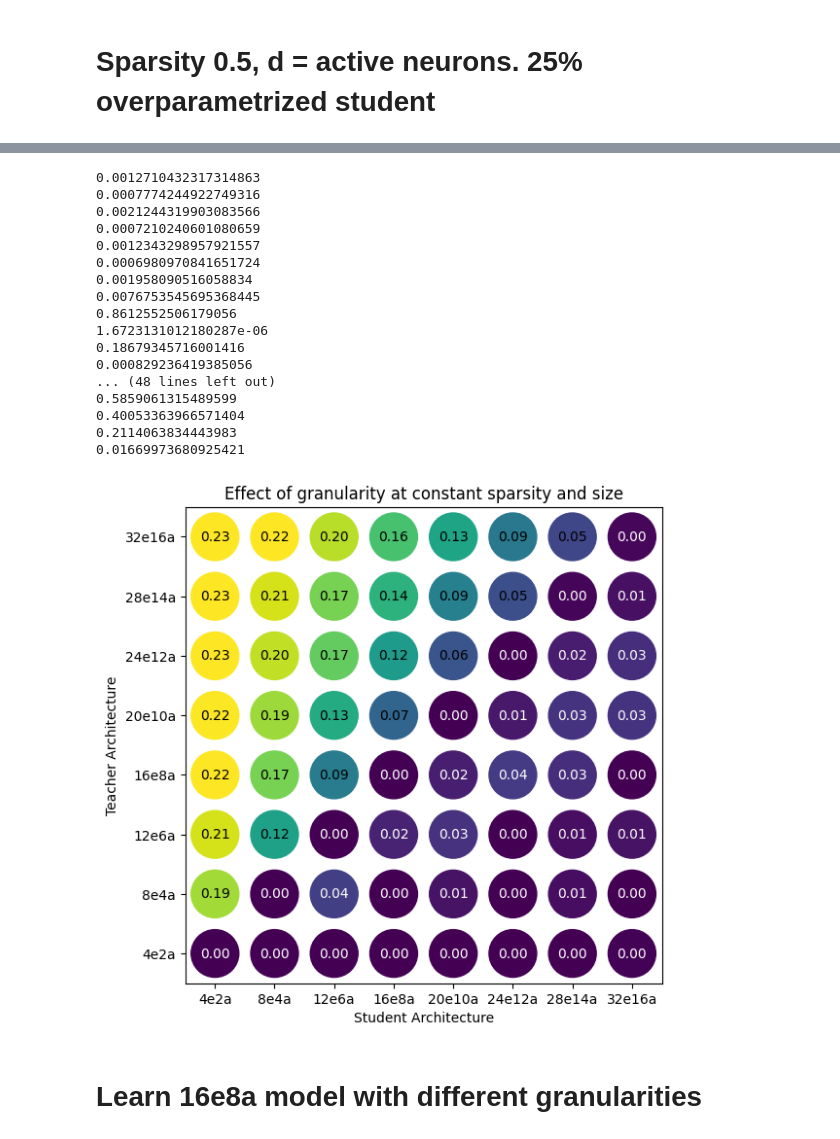
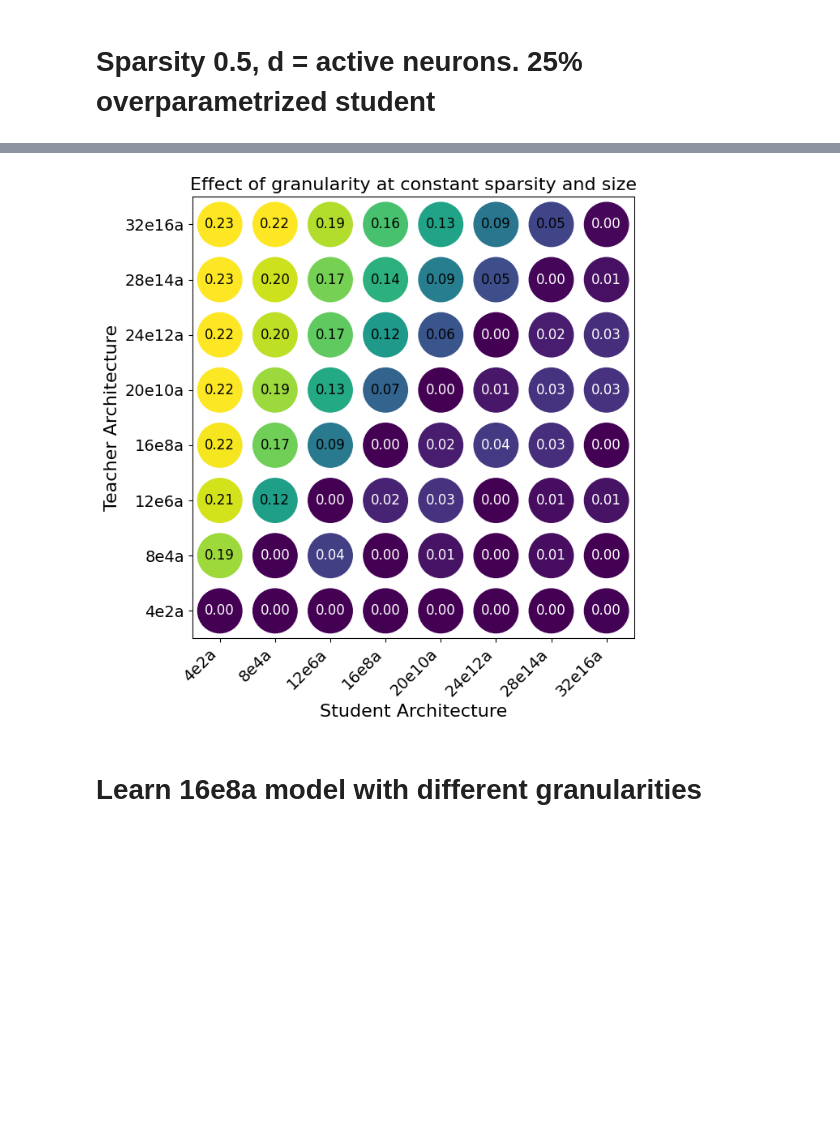
Before and after one commit to eboix/moe_granularity_separation, a Jupyter notebook: moe_test.ipynb, the cells around one changed output, grey strips where cells are left out. Saved outputs shown, nothing was run; the diff lists cells and outputs as text; code cells hidden in the pictures; blank space fills up the shorter version.

```diff
--- a/moe_test.ipynb
+++ b/moe_test.ipynb
@@ -26,13 +26,13 @@ class MLP(nn.Module):
 
 # Define MoE with Top-K (where each expert is an MLP)
 class MoE_TopK(nn.Module):
-    def __init__(self, input_dim, output_dim, num_experts, k, hidden_dim=32):
+    def __init__(self, input_dim, output_dim, num_experts, k, hidden_dim=32,bias=False):
         super().__init__()
         self.num_experts = num_experts
         self.k = k  # Number of selected experts
 
         # Gating network
-        self.gate = nn.Linear(input_dim, num_experts,bias=False)
+        self.gate = nn.Linear(input_dim, num_experts,bias=bias)
 
         self.expert_tally = nn.Parameter(torch.zeros(self.num_experts))
         self.expert_tally.requires_grad = False
@@ -129,7 +129,8 @@ def generate_datapoint(d,
                        k1,num_experts1,active_neurons1,
                        k2,num_experts2,active_neurons2,
                        num_epochs,lr,batch_size,
-                       trial):
+                       trial,
+                       bias=False):
     input_dim = d
     output_dim = d
     hidden_dim1 = active_neurons1 // k1
@@ -138,7 +139,11 @@ def generate_datapoint(d,
     active_neurons2 = hidden_dim2 * k2
     assert(hidden_dim1 * k1 == active_neurons1)
     assert(hidden_dim2 * k2 == active_neurons2)
-    filename = f'd{d}_{num_experts1}e{k1}a{active_neurons1}s_{num_experts2}e{k2}a{active_neurons2}s_lr{lr}_b{batch_size}_e{num_epochs}_trial{trial}.pkl'
+    if bias:
+        bias_str = '_bias'
+    else:
+        bias_str = ''
+    filename = f'd{d}_{num_experts1}e{k1}a{active_neurons1}s_{num_experts2}e{k2}a{active_neurons2}s{bias_str}_lr{lr}_b{batch_size}_e{num_epochs}_trial{trial}.pkl'
     experiment_filename = 'experiment_data/' + filename
     if not os.path.exists('experiment_data'):
         os.makedirs('experiment_data')
@@ -155,7 +160,7 @@ def generate_datapoint(d,
 
         # Train MoE_TopK with cosine decay learning rate
         print(f'Training student model with {k2} / {num_experts2} experts and {active_neurons2} active neurons')
-        student_model = MoE_TopK(input_dim, output_dim, num_experts2, k2, hidden_dim2).to(device)
+        student_model = MoE_TopK(input_dim, output_dim, num_experts2, k2, hidden_dim2,bias=bias).to(device)
         base_optimizer = optim.AdamW([
             {'params': student_model.gate.parameters(), 'lr' : lr},  # Gate parameters
             {'params': student_model.experts.parameters(), 'lr' : lr}  # Expert parameters
@@ -200,10 +205,6 @@ active_neurons1 = 256
 active_neurons2 = 320
 
 batch_size = 2048
-lr = 1e-3
-# lr = 3e-4
-# lr = 3e-3
-lr = 1e-2
 num_epochs = 100
 trial = 0
 generate_srun = False
@@ -228,7 +229,8 @@ for num_experts2, k2 in [(4,2),(8,4),(12,6),(16,8),(20,10),(24,12),(28,14),(32,1
                                     k2,num_experts2,active_neurons2,
                                     num_epochs,lr,batch_size,
                                     trial=0)
-                    val = datum['test_losses'][-1] / datum['base_losses'][-1]
+                    # val = datum['test_losses'][-1] / datum['base_losses'][-1]
+                    val = min([datum['test_losses'][i] / datum['base_losses'][i] for i in range(len(datum['test_losses']))])
                     vals_lr[lr].append(val)
         data_dict[((num_experts1,k1),(num_experts2,k2))] = vals_lr
 
@@ -299,7 +301,7 @@ labels_x = [f'{label[0]}e{label[1]}a' for label in student_labels]
 labels_y = [f'{label[0]}e{label[1]}a' for label in teacher_labels]
 labels_y = labels_y[::-1]  # Reverse the y-axis labels
 
-fig, ax = plt.subplots(figsize=(6, 6))
+fig, ax = plt.subplots(figsize=(7, 7))  # Increased figure size for better spacing
 norm = Normalize(vmin=0, vmax=0.22)
 cmap = get_cmap("viridis")
 
@@ -308,26 +310,26 @@ for i in range(rows):
     for j in range(cols):
         val = data[i, j]
         color = cmap(norm(val))
-        print(norm(val))
         text_color = 'black' if norm(val) > 0.2 else 'white'
         circle = patches.Circle((j, rows - i - 1), 0.4, color=color)
         ax.add_patch(circle)
-        ax.text(j, rows - i - 1, f"{val:.2f}", ha='center', va='center', color=text_color, fontsize=10)
+        ax.text(j, rows - i - 1, f"{val:.2f}", ha='center', va='center', color=text_color, fontsize=12)
 
 # Set axes
 ax.set_xlim(-0.5, cols - 0.5)
 ax.set_ylim(-0.5, rows - 0.5)
 ax.set_xticks(range(cols))
 ax.set_yticks(range(rows))
-ax.set_xticklabels(labels_x)
-ax.set_yticklabels(labels_y)
-ax.set_xlabel("Student Architecture")
-ax.set_ylabel("Teacher Architecture")
-ax.set_title("Effect of granularity at constant sparsity and size")
+ax.set_xticklabels(labels_x, fontsize=14, rotation=45, ha='right')  # Adjusted font size and rotation
+ax.set_yticklabels(labels_y, fontsize=14)
+ax.set_xlabel("Student Architecture", fontsize=16)  # Increased font size
+ax.set_ylabel("Teacher Architecture", fontsize=16)  # Increased font size
+ax.set_title("Effect of granularity at constant sparsity and size", fontsize=16)  # Increased font size and bold title
 ax.set_aspect('equal')
 ax.invert_yaxis()
 
 plt.tight_layout()
+plt.savefig('granularity_separation1.pdf',bbox_inches='tight')
 plt.show()
 # %% [output]
 Experiment file experiment_data/d256_4e2a256s_4e2a320s_lr0.001_b2048_e100_trial0.pkl already exists. Loading data.
@@ -350,22 +352,5 @@ Experiment file experiment_data/d256_32e16a256s_32e16a320s_lr0.01_b2048_e100_tri
 [figure]
-0.0012710432317314863
-0.0007774244922749316
-0.0021244319903083566
-0.0007210240601080659
-0.0012343298957921557
-0.0006980970841651724
-0.001958090516058834
-0.0076753545695368445
-0.8612552506179056
-1.6723131012180287e-06
-0.18679345716001416
-0.000829236419385056
-... (48 lines left out)
-0.5859061315489599
-0.40053363966571404
-0.2114063834443983
-0.01669973680925421
-[figure, old version]
+[figure, new version]
 # %% [markdown]
 # Learn 16e8a model with different granularities
 # %%
```
Also changed, not shown: parts of 9 cells of this notebook, 46 other files.
